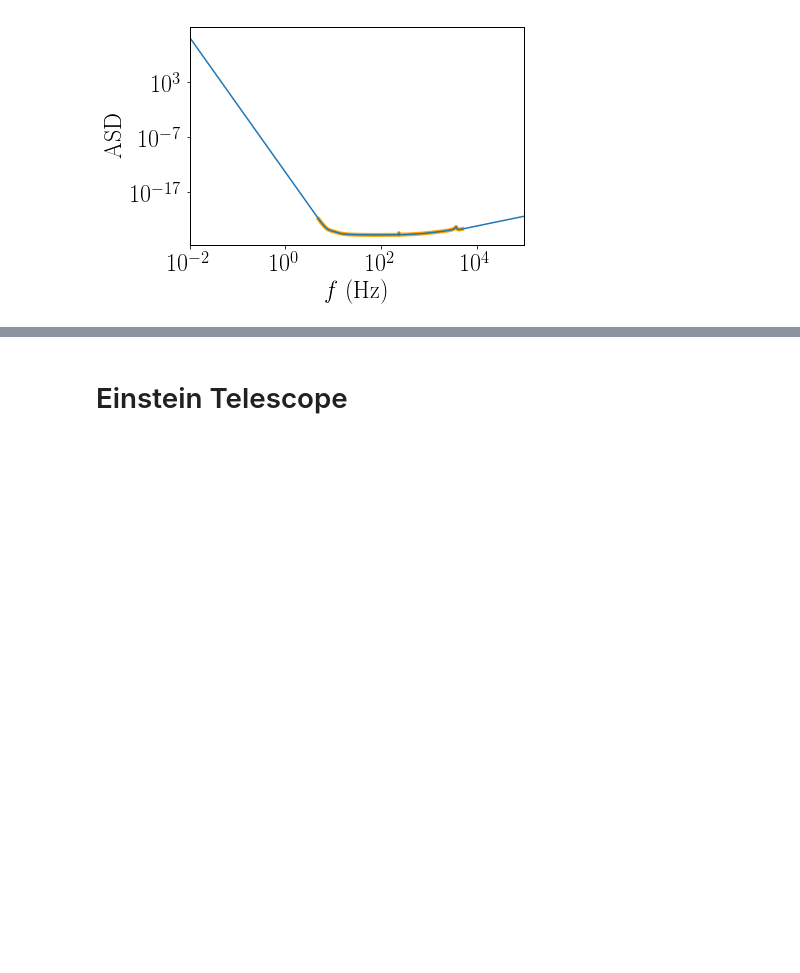
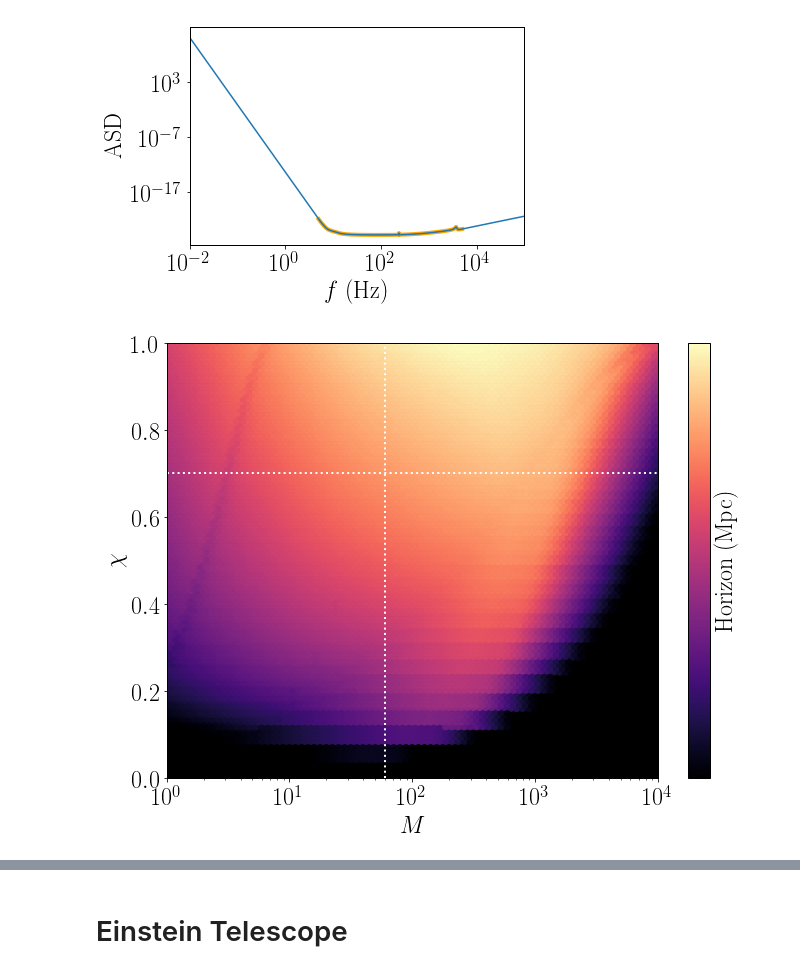
Before and after one commit to maxisi/gwaxion, a Jupyter notebook: examples/horizon_DE.ipynb, the cells around one changed output, grey strips where cells are left out. Cells and saved outputs as stored; diff of their text form; code cells hidden in the pictures; blank space fills up the shorter version.

```diff
--- a/examples/horizon_DE.ipynb
+++ b/examples/horizon_DE.ipynb
@@ -483,36 +488,38 @@ df_cond.to_hdf('new_peak_horizon_ce_DE.hdf5', 'table', mode='w')
 # %%
 # plot
 
 x = df_cond['mbh']
 y = df_cond['chi']
 C = z_to_dl(10**df_cond['log_zH_ce'])
 
 fig, ax = plt.subplots(1, figsize=(11,8))
-norm = matplotlib.colors.LogNorm(vmin=1E-6, vmax=np.nanmax(C))
+norm = matplotlib.colors.LogNorm(vmin=np.nanmin(C), vmax=np.nanmax(C))#1E-6, vmax=1E5)
 cm = ax.hexbin(x, y, C=C, cmap='magma', norm=norm, xscale='log')
 cm.set_rasterized(True)
+
+# add colorbar
+cb = plt.colorbar(cm, label=r'Horizon (Mpc)', norm=norm)
+#cb.ax.tick_params(labelsize=18)
 
 # plot vertical line at 60 Msun
 ax.axvline(60, c='w', ls=':', lw=2)
 ax.axhline(0.7, c='w', ls=':', lw=2)
-
-# add colorbar
-cb = plt.colorbar(cm, label=r'Horizon (Mpc)', norm=norm)
-cb.ax.tick_params(labelsize=18)
 
 plt.xlabel(r'$M$')
 plt.ylabel(r'$\chi$')
 ax.patch.set_facecolor("black")
 
 plt.xscale('log')
 
 ax.set_xlim(1, 1E4)
 plt.ylim(0, 1)
 
 fig.savefig('cmap_chi_mbh_range_ce_DE.png', bbox_inches='tight', dpi=400)
 
 plt.show()
 plt.close()
+# %% [output]
+[figure, added]
 # %%
 print "Maximum redshift: %.2e" % (10**df_cond['log_zH_ce'].max())
 test_z = 10**compute_log_zH_brentq(4E-26, 200, asd_ce_interp)
```
Also changed, not shown: parts of 13 cells of this notebook, 5 other files.
